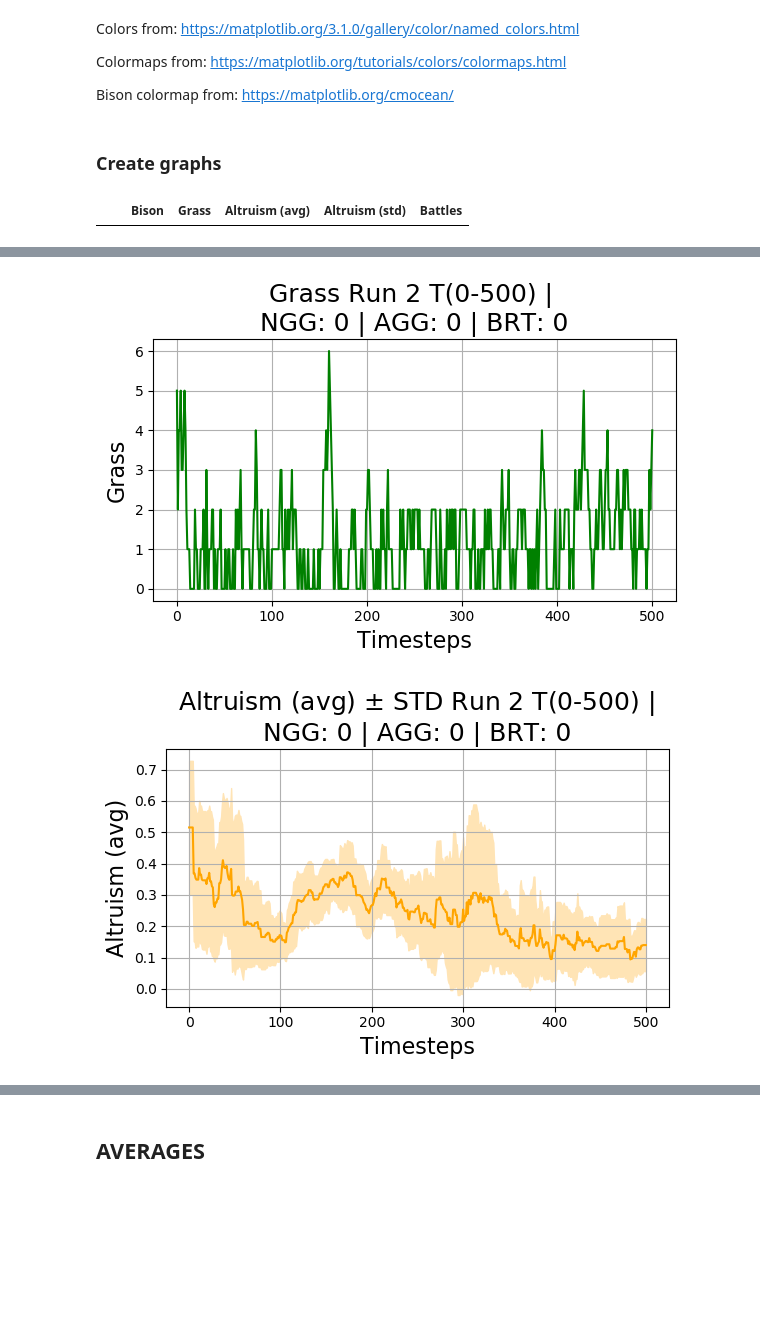
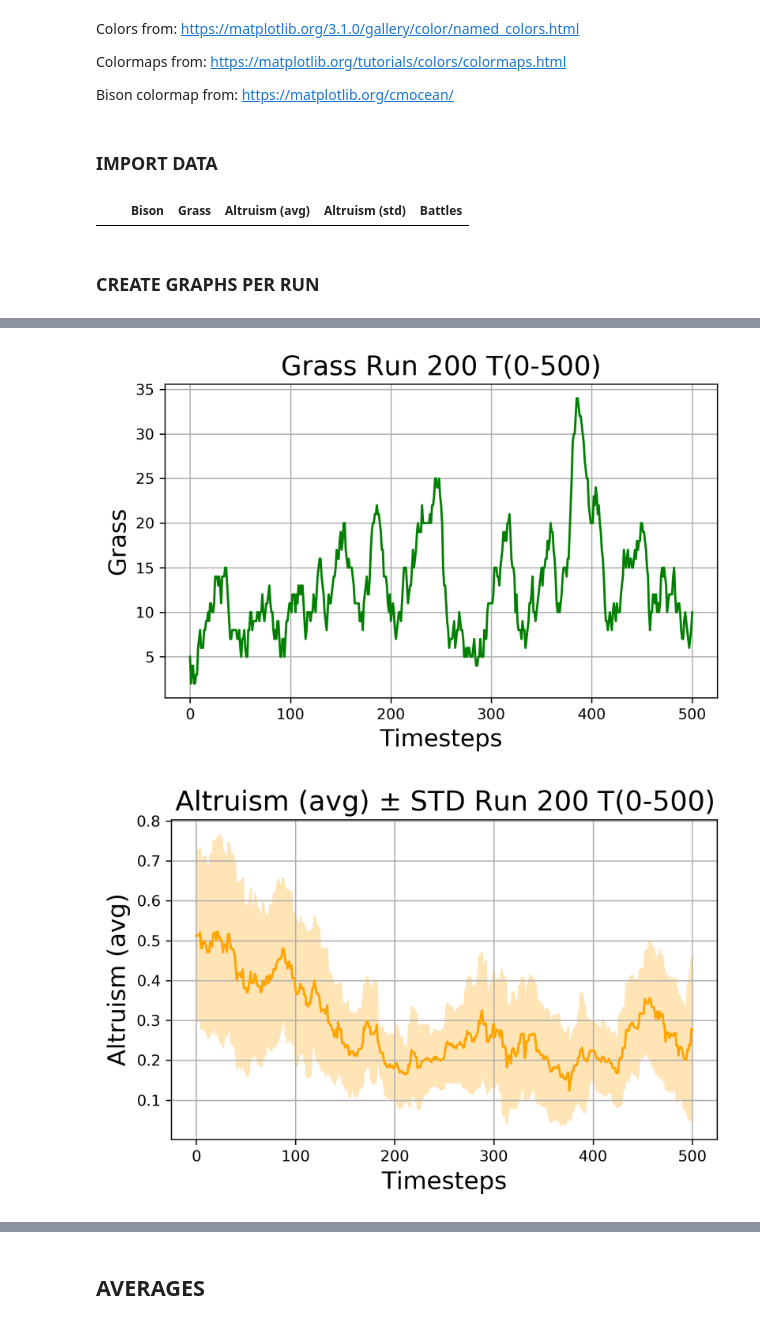
Before and after one commit to jurrew27/abm-project, a Jupyter notebook: Results_Visualisation.ipynb, the cells around one changed output, grey strips where cells are left out. Drawn from its saved outputs; the diff is of its cells as text; code cells hidden in the pictures; blank space fills up the shorter version.

Commit message:
Import data function in SA notebook

```diff
--- a/Results_Visualisation.ipynb
+++ b/Results_Visualisation.ipynb
@@ -50,8 +51,8 @@ def create_title_str(params_exp, data_names, exp_num, v, t0, t1):
     variable_str = data_names[v-1]
     if v == 3:
         variable_str += f' $\pm$ STD'
-    title_str = f'{variable_str} Run {exp_num} T({t0}-{t1}) | \n' + \
-                f'NGG: {str(number_grass_growth)} | AGG: {str(amount_grass_growth)} | BRT: {str(Bison_reproduce_threshold)}'
+    title_str = f'{variable_str} Run {exp_num} T({t0}-{t1})'
+#                 f'NGG: {str(number_grass_growth)} | AGG: {str(amount_grass_growth)} | BRT: {str(Bison_reproduce_threshold)}'
     return title_str
 
 def plot_line(params, results, exp_num, v, t0=0, t1=False, save_fig=False):
@@ -70,7 +71,7 @@ def plot_line(params, results, exp_num, v, t0=0, t1=False, save_fig=False):
     if not(t1):
         t1 = len(exp_data) - 1
 
-    if v in [1,2]:
+    if v in [1, 2, 5]:
         plt.plot(exp_data[data_names[v-1]].loc[t0:t1], color=colors[v-1])
     if v==3:
         x = np.arange(t0, t1+1)
@@ -88,8 +89,15 @@ def plot_line(params, results, exp_num, v, t0=0, t1=False, save_fig=False):
     plt.grid()
     plt.tight_layout()
     if save_fig:
-        plt.savefig('Plots\Test_Line.png')
+        plt.savefig(f'Plots\{save_fig}.png')
     plt.show()
+
+def pick_colormap(vc):
+    if not(vc in [1, 2, 3, 5]):
+        colormap = 'Greys'
+    else:
+        colormap = colormaps[vc-1]
+    return colormap
 
 def plot_scatter_per_run(params, results, exp_num, vx, vy, vc, t0=0, t1=False, save_fig=False):
     """
@@ -104,11 +112,7 @@ def plot_scatter_per_run(params, results, exp_num, vx, vy, vc, t0=0, t1=False, s
     """
     exp_data = results.loc[exp_num]
     data_names = exp_data.columns
-    colormaps = [cmocean.cm.turbid, 'Greens', 'RdYlGn']
-    if vc > 2:
-        colormap = 'Greys'
-    else:
-        colormap = colormaps[vc-1]
+    colormap = pick_colormap(vc)
 
     if not(t1):
         t1 = len(exp_data) - 1
@@ -131,7 +135,7 @@ def plot_scatter_per_run(params, results, exp_num, vx, vy, vc, t0=0, t1=False, s
 
     plt.tight_layout()
     if save_fig:
-        plt.savefig('Plots\Test_Scatter.png')
+        plt.savefig(f'Plots\{save_fig}.png')
     plt.show()
 
 def plot_scatter_avg(params, avg_per_run, vx, vy, vc, save_fig=False):
@@ -140,16 +144,12 @@ def plot_scatter_avg(params, avg_per_run, vx, vy, vc, save_fig=False):
     Input variables
         results: Pandas DataFrame with multindex
         exp_num: int ID for the selected run
-        v: variable to plot[1=Bisons, 2=Grass, 3=Average ALtruism, 5=Grass growth]
+        v: variable to plot[1=Bisons, 2=Grass, 3=Average ALtruism, 5=Battles]
         t0: start_timestep
         t1: end_timestep
         save_fig: str for name
     """
-    colormaps = [cmocean.cm.turbid, 'Greens', 'RdYlGn', None, 'Greens']
-    if vc > 3:
-        colormap = 'Greys'
-    else:
-        colormap = colormaps[vc-1]
+    colormap = pick_colormap(vc)
 
     x = avg_per_run[data_names[vx-1]]
     y = avg_per_run[data_names[vy-1]]
@@ -163,7 +163,7 @@ def plot_scatter_avg(params, avg_per_run, vx, vy, vc, save_fig=False):
     cbar.set_label(data_names[vc-1])
     plt.tight_layout()
     if save_fig:
-        plt.savefig('Plots\Test_Scatter.png')
+        plt.savefig(f'Plots\{save_fig}.png')
     plt.show()
 
 def create_avg_per_param(avg_per_run, variable_params):
@@ -180,8 +180,8 @@ def create_avg_per_param(avg_per_run, variable_params):
 def variable_params_func(params):
     index_run = np.where(np.array(params.columns) == 'Run')[0][0]
     return list(np.array(params.columns)[:index_run])
-# %% [markdown]
-### Create graphs
+# %% [markdown]
+### IMPORT DATA
 # %%
 exp_name = 'monday_experiment'
 params, results = import_data(exp_name)
@@ -189,9 +189,14 @@ variable_params = variable_params_func(params)
 results[results['Bison'] == 0]
 # %% [output]
 |  |  | Bison | Grass | Altruism (avg) | Altruism (std) | Battles |
+# %% [markdown]
+### CREATE GRAPHS PER RUN
 # %%
-exp_num = 2
-plot_line(params, results, exp_num=exp_num, v=1, t0=0, t1=False, save_fig=False)
-plot_line(params, results, exp_num=exp_num, v=2, t0=0, t1=False, save_fig=False)
-plot_line(params, results, exp_num=exp_num, v=3, t0=0, t1=False, save_fig=False)
+exp_num = 200
+t0 = 0
+t1 = False
+plot_line(params, results, exp_num=exp_num, v=1, t0=t0, t1=t1, save_fig=False)
+plot_line(params, results, exp_num=exp_num, v=2, t0=t0, t1=t1, save_fig=False)
+plot_line(params, results, exp_num=exp_num, v=3, t0=t0, t1=t1, save_fig=False)
+plot_line(params, results, exp_num=exp_num, v=5, t0=t0, t1=t1, save_fig=False)
 # %% [output]
@@ -199,2 +204,2 @@ plot_line(params, results, exp_num=exp_num, v=3, t0=0, t1=False, save_fig=False)
-[figure, old version]
+[figure, new version]
-[figure, old version]
+[figure, new version]
```
Also changed, not shown: parts of 6 cells of this notebook, 2 other files.
